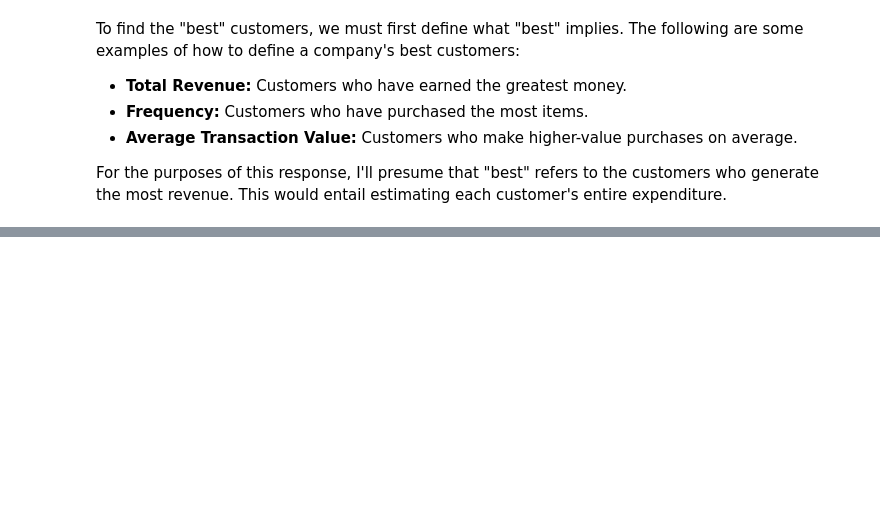
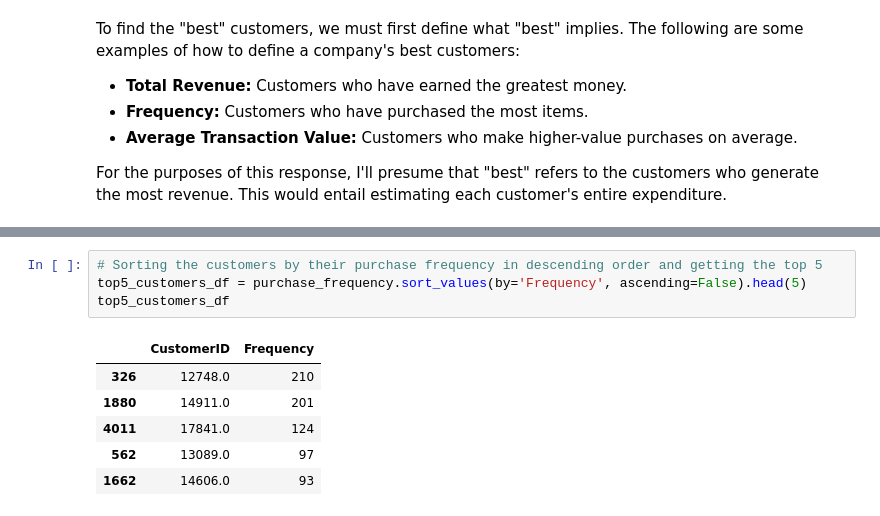
Before and after one commit to ajits-github/TimeSeries_CohortAndChurn_Analysis_With_OnlineRetailData, a Jupyter notebook: TimeSeries_CohortAndChurn_Analysis_With_OnlineRetailData.ipynb, the cells around one changed output, grey strips where cells are left out. Drawn from its saved outputs; the diff is of its cells as text; blank space fills up the shorter version.

```diff
--- a/TimeSeries_CohortAndChurn_Analysis_With_OnlineRetailData.ipynb
+++ b/TimeSeries_CohortAndChurn_Analysis_With_OnlineRetailData.ipynb
@@ -73,0 +120,11 @@ For the purposes of this response, I'll presume that "best" refers to the custom
+# %%
+# Sorting the customers by their purchase frequency in descending order and getting the top 5
+top5_customers_df = purchase_frequency.sort_values(by='Frequency', ascending=False).head(5)
+top5_customers_df
+# %% [output]
+|  | CustomerID | Frequency |
+| 326 | 12748.0 | 210 |
+| 1880 | 14911.0 | 201 |
+| 4011 | 17841.0 | 124 |
+| 562 | 13089.0 | 97 |
+| 1662 | 14606.0 | 93 |
```
Also changed, not shown: parts of 9 cells of this notebook.
